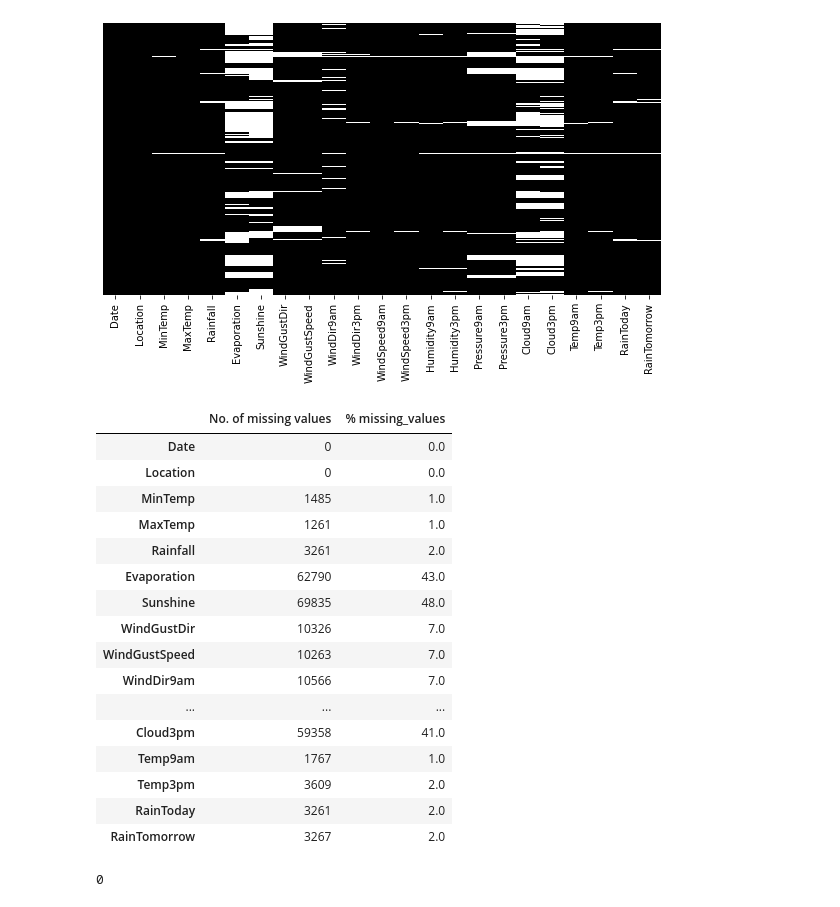
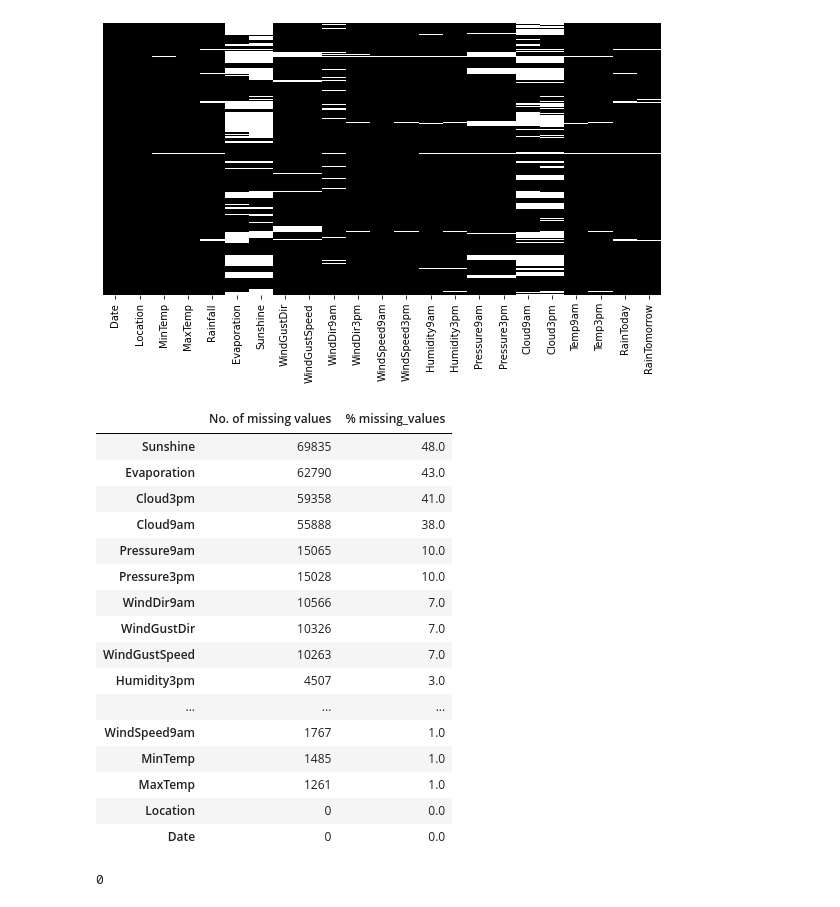
Before and after one commit to Ricardlol/Rain-in-Australia, a Jupyter notebook: Notebook.ipynb, the cells around one changed output. Saved outputs shown, nothing was run; the diff lists cells and outputs as text; code cells hidden in the pictures.

```diff
--- a/Notebook.ipynb
+++ b/Notebook.ipynb
@@ -50,27 +75,27 @@ sns.heatmap(database.isnull(), yticklabels = False, cbar=False, cmap='gray')
 [figure]
 # %%
 # Checking data for NaN
-missing = pd.DataFrame(database.isnull().sum(), columns=['No. of missing values'])
+missing = pd.DataFrame(database.isnull().sum().sort_values(ascending=False), columns=['No. of missing values'])
 missing['% missing_values'] = (missing/len(database)).round(2)*100
 missing
 # %% [output]
 |  | No. of missing values | % missing_values |
-| Date | 0 | 0.0 |
-| Location | 0 | 0.0 |
+| Sunshine | 69835 | 48.0 |
+| Evaporation | 62790 | 43.0 |
+| Cloud3pm | 59358 | 41.0 |
+| Cloud9am | 55888 | 38.0 |
+| Pressure9am | 15065 | 10.0 |
+| Pressure3pm | 15028 | 10.0 |
+| WindDir9am | 10566 | 7.0 |
+| WindGustDir | 10326 | 7.0 |
+| WindGustSpeed | 10263 | 7.0 |
+| Humidity3pm | 4507 | 3.0 |
+| ... | ... | ... |
+| WindSpeed9am | 1767 | 1.0 |
 | MinTemp | 1485 | 1.0 |
 | MaxTemp | 1261 | 1.0 |
-| Rainfall | 3261 | 2.0 |
-| Evaporation | 62790 | 43.0 |
-| Sunshine | 69835 | 48.0 |
-| WindGustDir | 10326 | 7.0 |
-| WindGustSpeed | 10263 | 7.0 |
-| WindDir9am | 10566 | 7.0 |
-| ... | ... | ... |
-| Cloud3pm | 59358 | 41.0 |
-| Temp9am | 1767 | 1.0 |
-| Temp3pm | 3609 | 2.0 |
-| RainToday | 3261 | 2.0 |
-| RainTomorrow | 3267 | 2.0 |
+| Location | 0 | 0.0 |
+| Date | 0 | 0.0 |
 # %%
 database.duplicated().sum()
 # %% [output]
```
Also changed, not shown: parts of 12 cells of this notebook.
